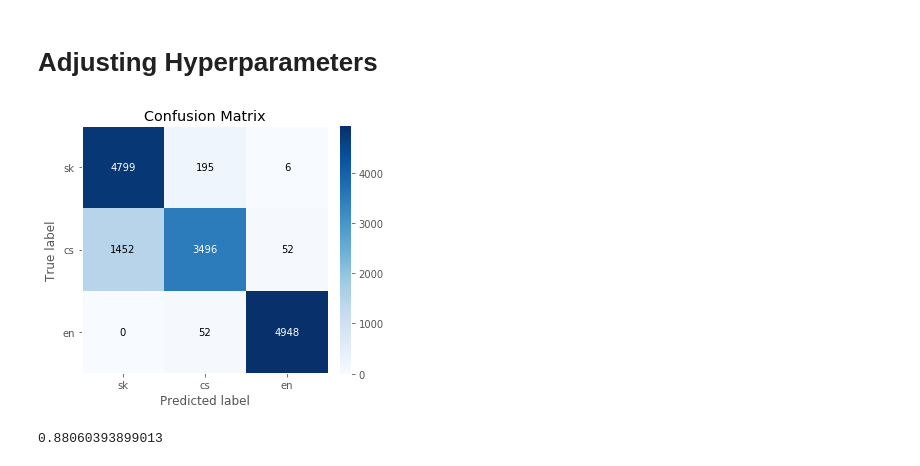
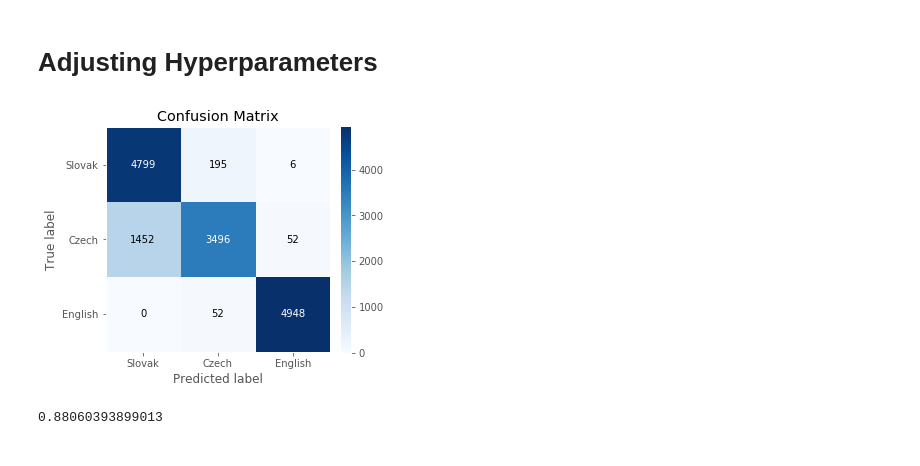
Before and after one commit to nishchaym/language-classifier, a Jupyter notebook: Language classifier.ipynb, the cells around one changed output. Cells and saved outputs as stored; diff of their text form; code cells hidden in the pictures.

```diff
--- a/Language classifier.ipynb
+++ b/Language classifier.ipynb
@@ -168,9 +166,3 @@ f1_score(y_val,predictions,average='weighted')
 # %%
 naive_classifier = MultinomialNB(alpha=0.04, fit_prior=False)
 naive_classifier.fit(x_train,y_train)
-
-predictions = naive_classifier.predict(x_val)
-
-plot_confusion_matrix(y_val,predictions, ['sk','cs','en'])
-# %% [output]
-[figure, removed]
@@ -177,3 +171,7 @@ plot_confusion_matrix(y_val,predictions, ['sk','cs','en'])
+# %%
+plot_confusion_matrix(y_val,predictions, ['Slovak', 'Czech', 'English'])
+# %% [output]
+[figure, added]
 # %%
 f1_score(y_val,predictions,average='weighted')
 # %% [output]
```
Also changed, not shown: parts of 20 cells of this notebook, 2 other files.
